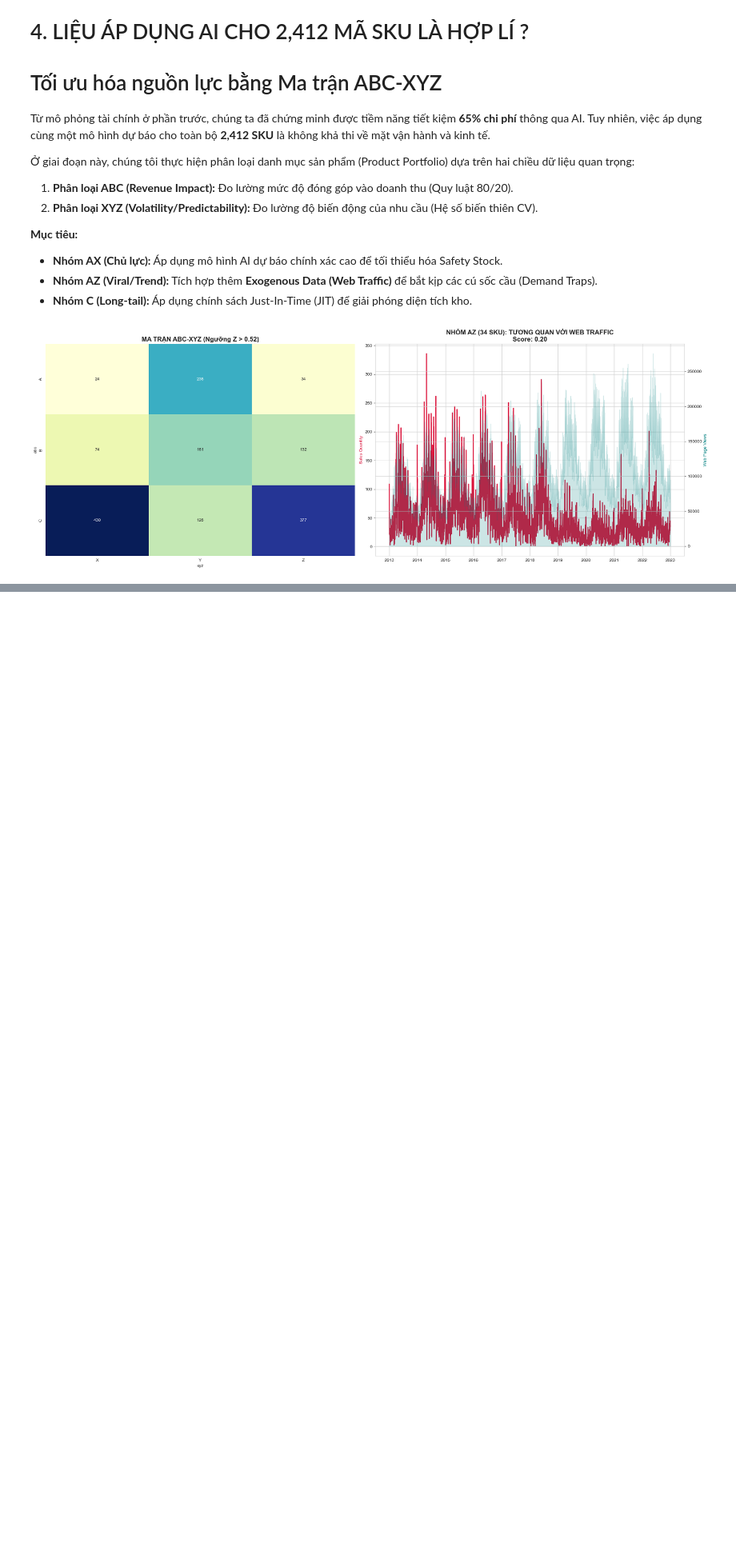
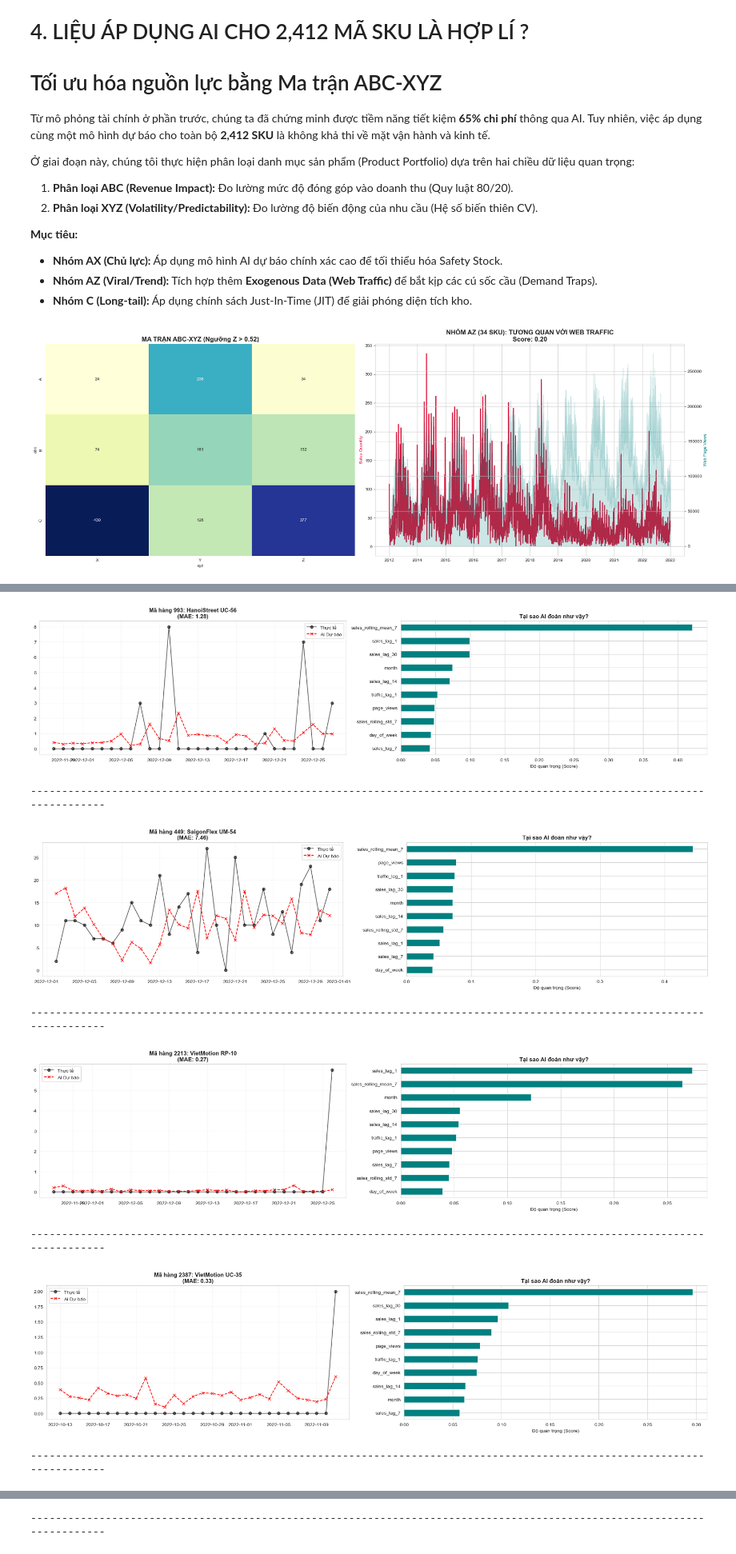
Before and after one commit to CodeDaoVietNam/DATATHON_2026, a Jupyter notebook: notebooks/stockout_eda.ipynb, the cells around one changed output, grey strips where cells are left out. Shown at 80% size. Cells and saved outputs as stored; diff of their text form; code cells hidden in the pictures; blank space fills up the shorter version.

```diff
--- a/notebooks/stockout_eda.ipynb
+++ b/notebooks/stockout_eda.ipynb
@@ -847,0 +914,51 @@ plt.show()
+# %%
+# 1. DANH SÁCH 5 MÃ HÀNG MẪU
+sample_skus = sku_stats[sku_stats['abc_xyz'] == 'AZ'].index[:5].tolist()
+
+for sku_id in sample_skus:
+    sku_name = df_products[df_products['product_id'] == sku_id]['product_name'].values[0]
+
+    # 2. CHUẨN BỊ DỮ LIỆU
+    sku_sales = df_sales_all[df_sales_all['product_id'] == sku_id].groupby('order_date')['quantity'].sum().reset_index()
+    sku_data = create_forecasting_features(sku_sales, daily_traffic)
+
+    train_df = sku_data.iloc[:-30]
+    test_df = sku_data.iloc[-30:]
+    X_train, y_train = train_df.drop(columns=['quantity']), train_df['quantity']
+    X_test, y_test = test_df.drop(columns=['quantity']), test_df['quantity']
+
+    # 3. HUẤN LUYỆN
+    model = xgb.XGBRegressor(n_estimators=300, learning_rate=0.05, max_depth=5, random_state=42)
+    model.fit(X_train, y_train)
+    y_pred = np.maximum(model.predict(X_test), 0)
+    mae = mean_absolute_error(y_test, y_pred)
+
+    # 4. TRỰC QUAN HÓA SONG SONG (Forecast & Importance)
+    fig, (ax1, ax2) = plt.subplots(1, 2, figsize=(20, 5))
+
+    # Biểu đồ trái: Backtesting
+    ax1.plot(y_test.index, y_test.values, label='Thực tế', color='black', marker='o', alpha=0.6)
+    ax1.plot(y_test.index, y_pred, label='AI Dự báo', color='red', linestyle='--', marker='x')
+    ax1.set_title(f"Mã hàng {sku_id}: {sku_name}\n(MAE: {mae:.2f})", fontweight='bold')
+    ax1.legend()
+    ax1.grid(alpha=0.2)
+
+    # Biểu đồ phải: Feature Importance
+    # Lấy Top 10 feature quan trọng nhất để vẽ
+    importances = pd.Series(model.feature_importances_, index=X_train.columns).sort_values(ascending=True).tail(10)
+    importances.plot(kind='barh', color='teal', ax=ax2)
+    ax2.set_title(f"Tại sao AI đoán như vậy?", fontweight='bold')
+    ax2.set_xlabel("Độ quan trọng (Score)")
+
+    plt.tight_layout()
+    plt.show()
+    print("-" * 120)
+# %% [output]
+[figure, added]
+------------------------------------------------------------------------------------------------------------------------
+[figure, added]
+------------------------------------------------------------------------------------------------------------------------
+[figure, added]
+------------------------------------------------------------------------------------------------------------------------
+[figure, added]
+------------------------------------------------------------------------------------------------------------------------
@@ -847,0 +966 @@ plt.show()
+------------------------------------------------------------------------------------------------------------------------
```
Also changed, not shown: parts of 16 cells of this notebook.
